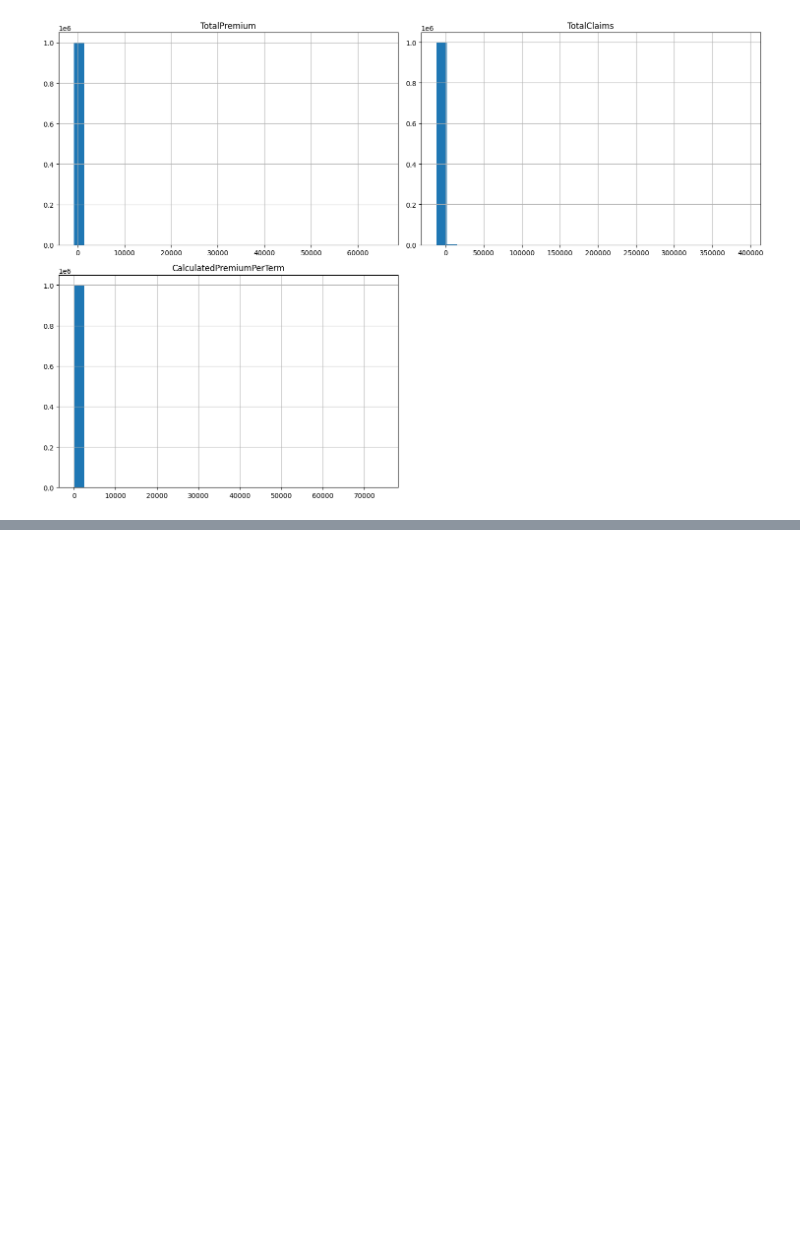
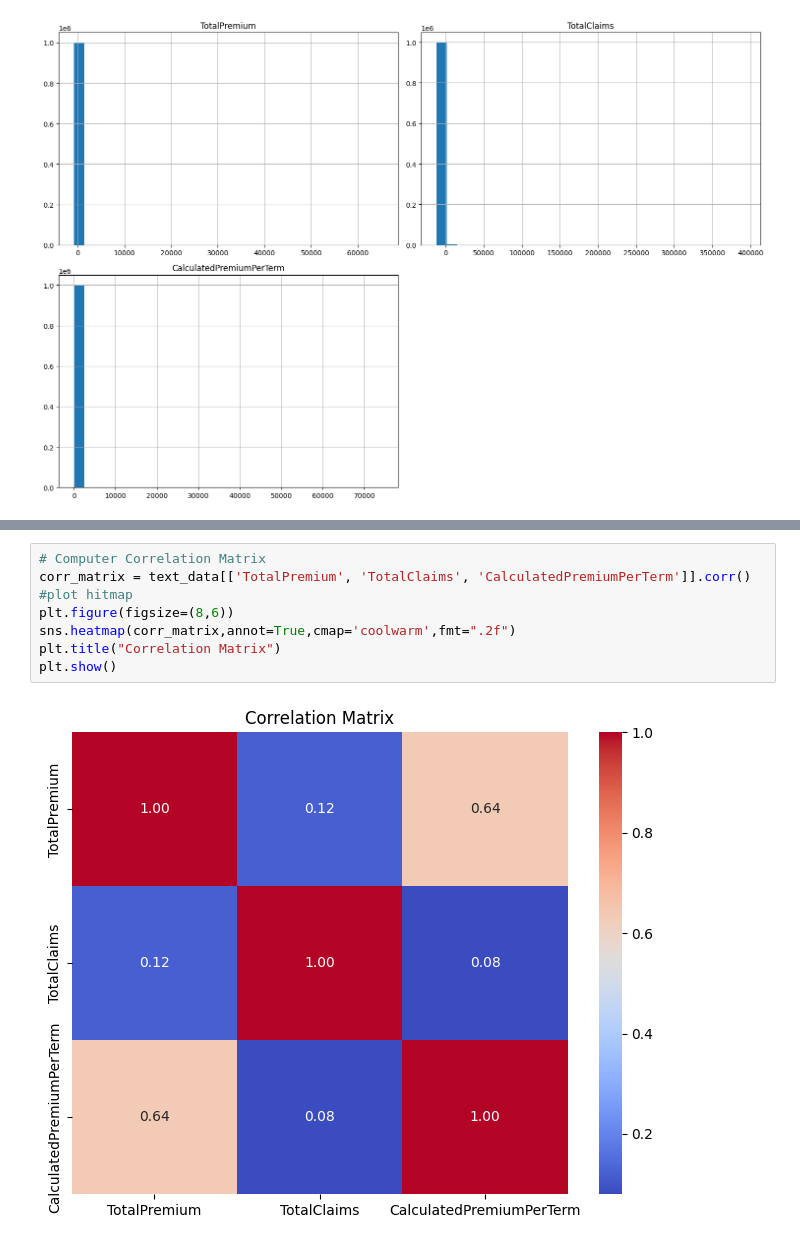
Before and after one commit to EstifanosTeklay/ACISInsuranceAnalytics, a Jupyter notebook: notebooks/ACISEda.ipynb, the cells around one changed output, grey strips where cells are left out. Saved outputs shown, nothing was run; the diff lists cells and outputs as text; blank space fills up the shorter version.

Commit message:
correlationmatrix

```diff
--- a/notebooks/ACISEda.ipynb
+++ b/notebooks/ACISEda.ipynb
@@ -213,0 +219,10 @@ for col in selected_categorical:
+# %%
+# Computer Correlation Matrix
+corr_matrix = text_data[['TotalPremium', 'TotalClaims', 'CalculatedPremiumPerTerm']].corr()
+#plot hitmap
+plt.figure(figsize=(8,6))
+sns.heatmap(corr_matrix,annot=True,cmap='coolwarm',fmt=".2f")
+plt.title("Correlation Matrix")
+plt.show()
+# %% [output]
+[figure, added]
```
Also changed, not shown: parts of 2 cells of this notebook.
